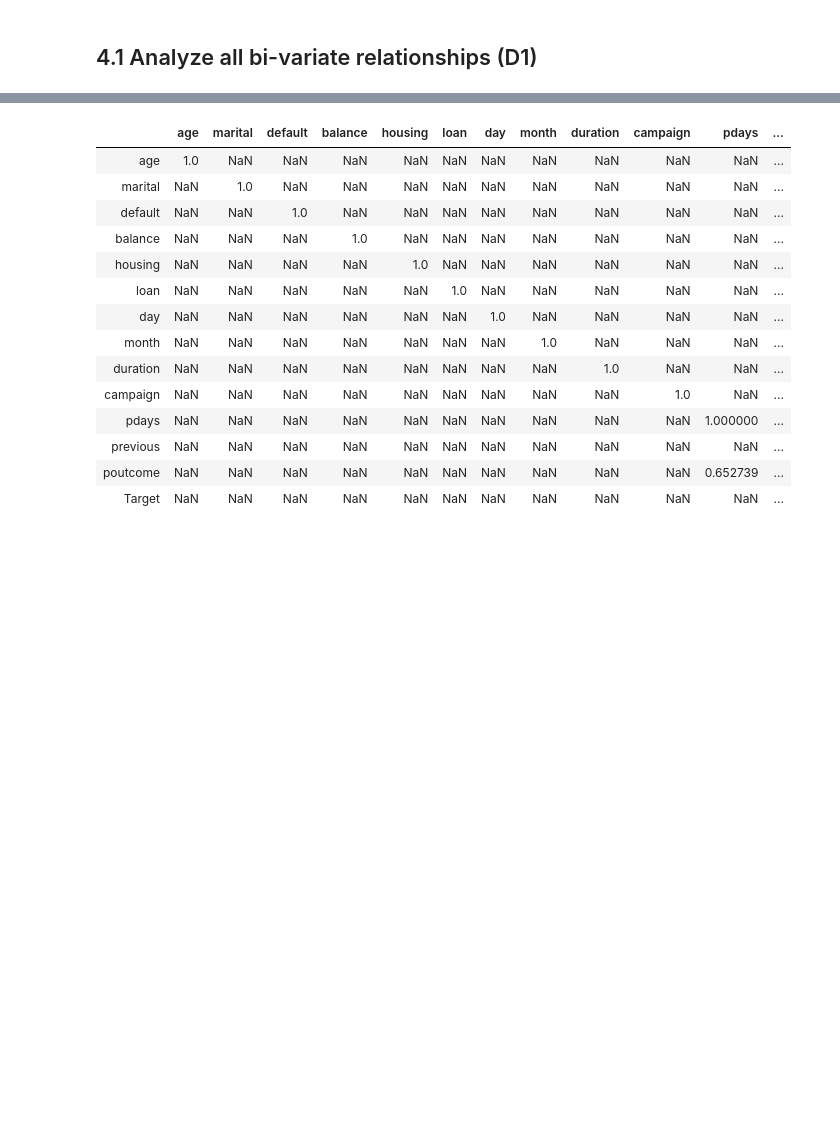
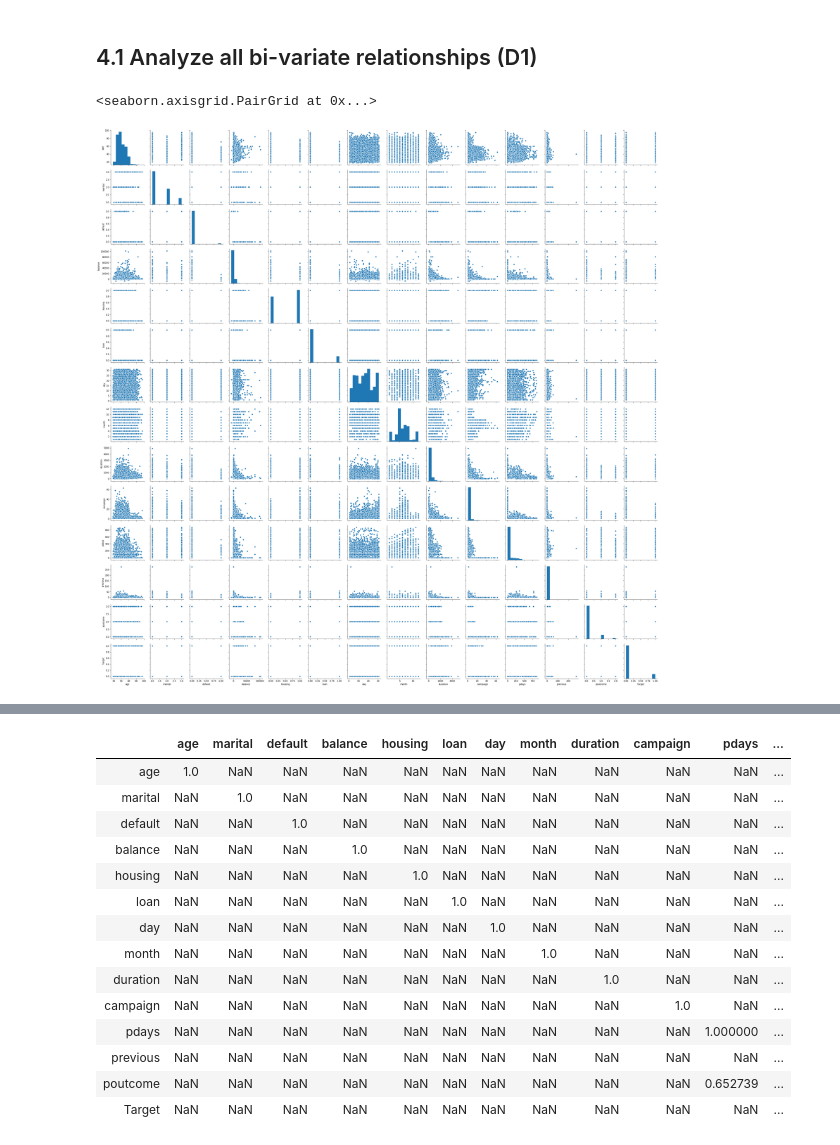
Before and after one commit to NhatTanVu/AI-ML, a Jupyter notebook: Ensemble Techniques & Model Tuning/[Project] - Ensemble Techniques - Term Deposit Subscription Prediction/Project 3/Project_3_Tan_G8.ipynb, the cells around one changed output, grey strips where cells are left out. Cells and saved outputs as stored; diff of their text form; code cells hidden in the pictures; blank space fills up the shorter version.

```diff
--- a/Ensemble Techniques & Model Tuning/[Project] - Ensemble Techniques - Term Deposit Subscription Prediction/Project 3/Project_3_Tan_G8.ipynb
+++ b/Ensemble Techniques & Model Tuning/[Project] - Ensemble Techniques - Term Deposit Subscription Prediction/Project 3/Project_3_Tan_G8.ipynb
@@ -247,9 +247,12 @@ memory usage: 5.6 MB
 # %%
 df_attr = termDepositData.loc[:,['age', 'marital', 'default', 'balance',
                                  'housing', 'loan', 'day', 'month', 'duration',
                                  'campaign', 'pdays', 'previous', 'poutcome', 'Target']] #compare all attributes visually to check for relationships that can be exploited
 
-#sns.pairplot(df_attr)
+sns.pairplot(df_attr)
+# %% [output]
+<seaborn.axisgrid.PairGrid at 0x...>
+[figure, added]
 # %%
 df_attr.corr()
 # %% [output]
```
Also changed, not shown: parts of 12 cells of this notebook.
